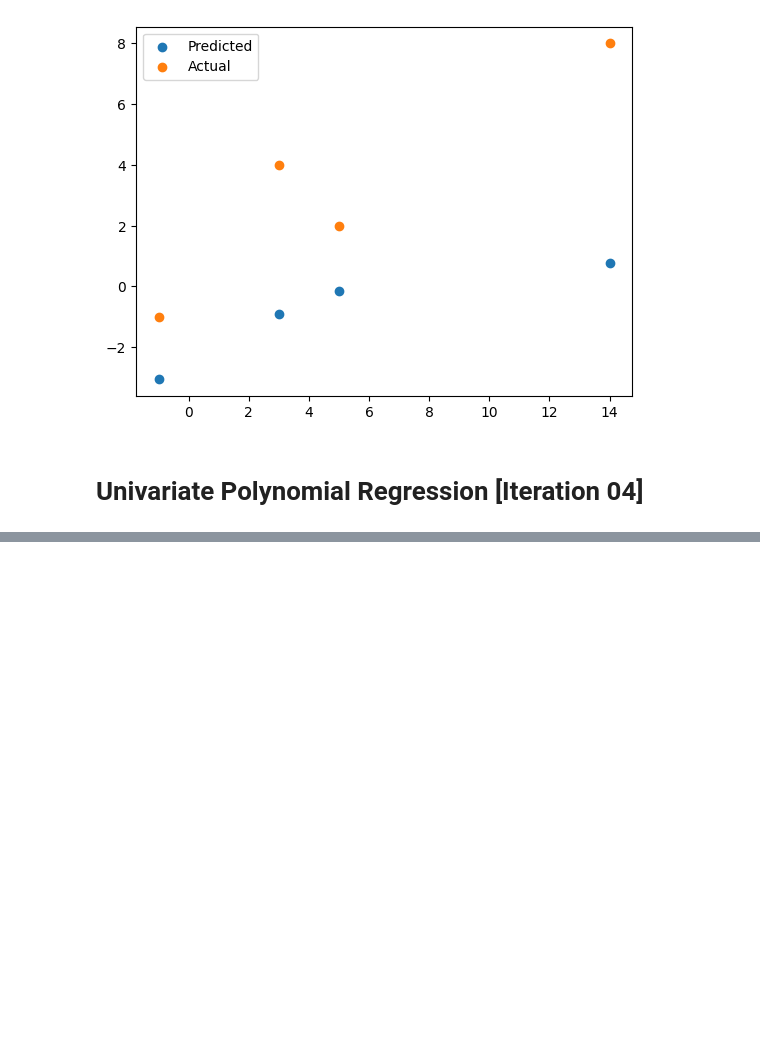
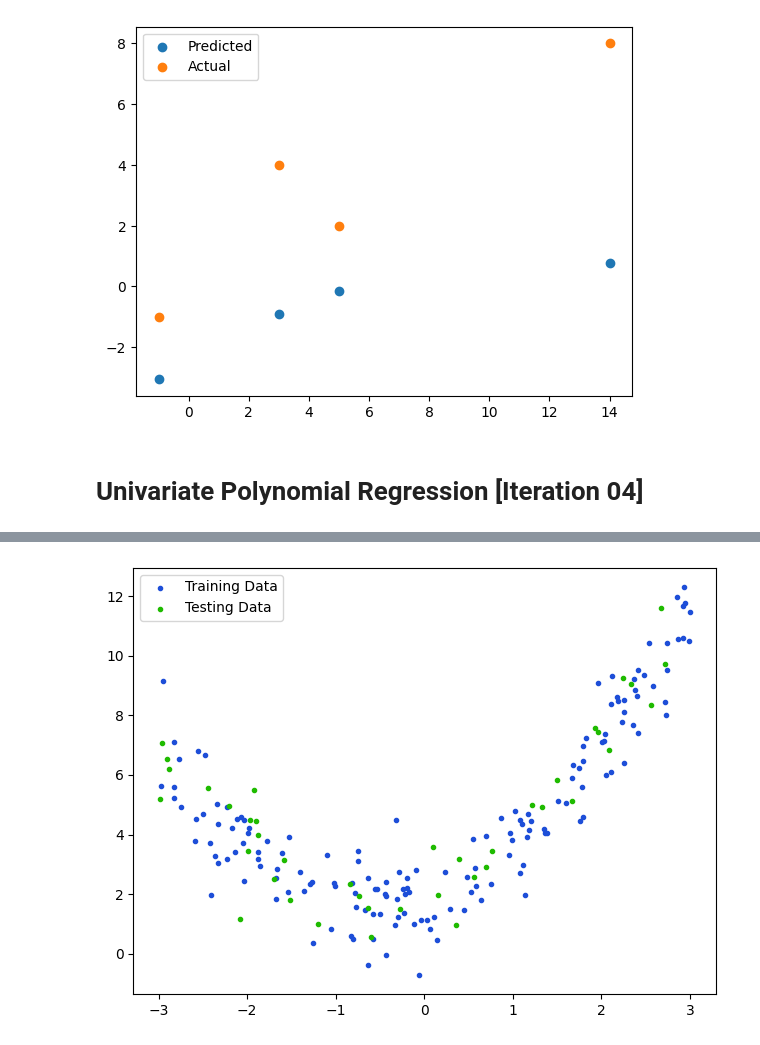
Before and after one commit to FredArgoX/ChaoticTest_DataX, a Jupyter notebook: ChaoticTest_PolyRegres.ipynb, the cells around one changed output, grey strips where cells are left out. Drawn from its saved outputs; the diff is of its cells as text; code cells hidden in the pictures; blank space fills up the shorter version.

```diff
--- a/ChaoticTest_PolyRegres.ipynb
+++ b/ChaoticTest_PolyRegres.ipynb
@@ -337,0 +384,21 @@ plt.legend()
+# %%
+# --------------------------------------------------------------------------
+# DATA SPLIT (X, y) & (Train, Test)
+
+# Split the data into features (X) and target (y)
+# Option 1: X = df[feature_names_list]
+# Option 2:
+X = df.drop(columns=["Target"])  # Replace "target" with the actual column name
+y = df["Target"]
+# %%
+# Split the data into training and test sets
+X_train, X_test, y_train, y_test = train_test_split(X, y, test_size=0.2, random_state=42)
+# %%
+#plt.scatter(df['Feature01'], df['Target'], label='All Data', marker='.', color='#191919')
+plt.scatter(X_train, y_train, label='Training Data', marker='.', color='#1D4ED8')
+plt.scatter(X_test, y_test, label='Testing Data', marker='.', color='#1fbb00')
+plt.legend()
+plt.tight_layout()
+plt.show()
+# %% [output]
+[figure, added]
```
Also changed, not shown: parts of 11 cells of this notebook.
